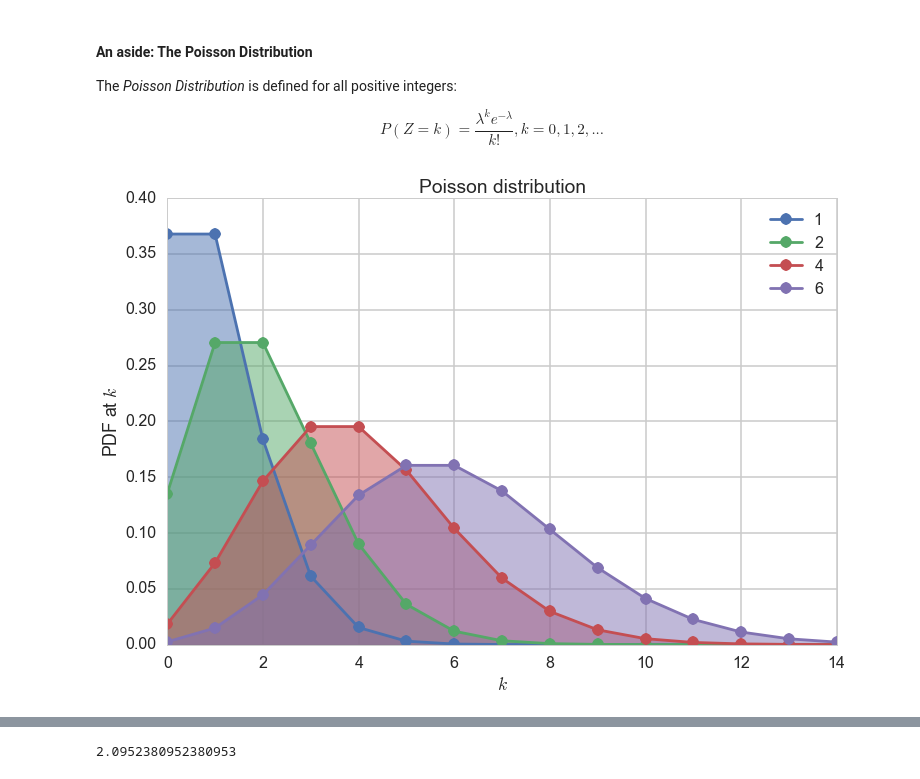
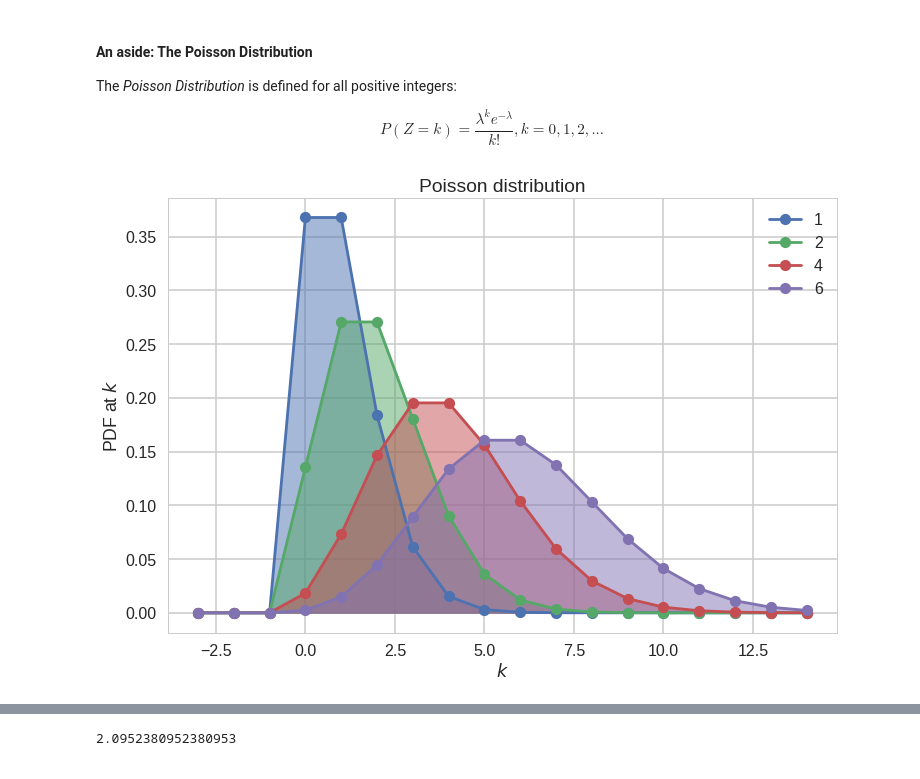
Before and after one commit to ShichengChen/cs109, a Jupyter notebook: 2015lab3-master/Lab3-Freq.ipynb, the cells around one changed output, grey strips where cells are left out. Saved outputs shown, nothing was run; the diff lists cells and outputs as text; code cells hidden in the pictures.

```diff
--- a/2015lab3-master/Lab3-Freq.ipynb
+++ b/2015lab3-master/Lab3-Freq.ipynb
@@ -234,16 +263,18 @@ The *Poisson Distribution* is defined for all positive integers:
 $$P(Z=k)=\frac{\lambda^k e^{−\lambda}}{k!}, k=0,1,2,... $$
 # %%
 from scipy.stats import poisson
-k = np.arange(15)
+k = np.arange(-3,15)
 plt.figure(figsize=(12,8))
 for i, lambda_ in enumerate([1, 2, 4, 6]):
     plt.plot(k, poisson.pmf(k, lambda_), '-o', label=lambda_, color=colors[i])
+    #probability mass function (pmf) is a function that gives the probability
+    #that a discrete random variable is exactly equal to some value
     plt.fill_between(k, poisson.pmf(k, lambda_), color=colors[i], alpha=0.5)
     plt.legend()
 plt.title("Poisson distribution")
 plt.ylabel("PDF at $k$")
 plt.xlabel("$k$");
 # %% [output]
-[figure, old version]
+[figure, new version]
 # %%
 per_hour = df.minutes // 60
```
Also changed, not shown: parts of 11 cells of this notebook.
